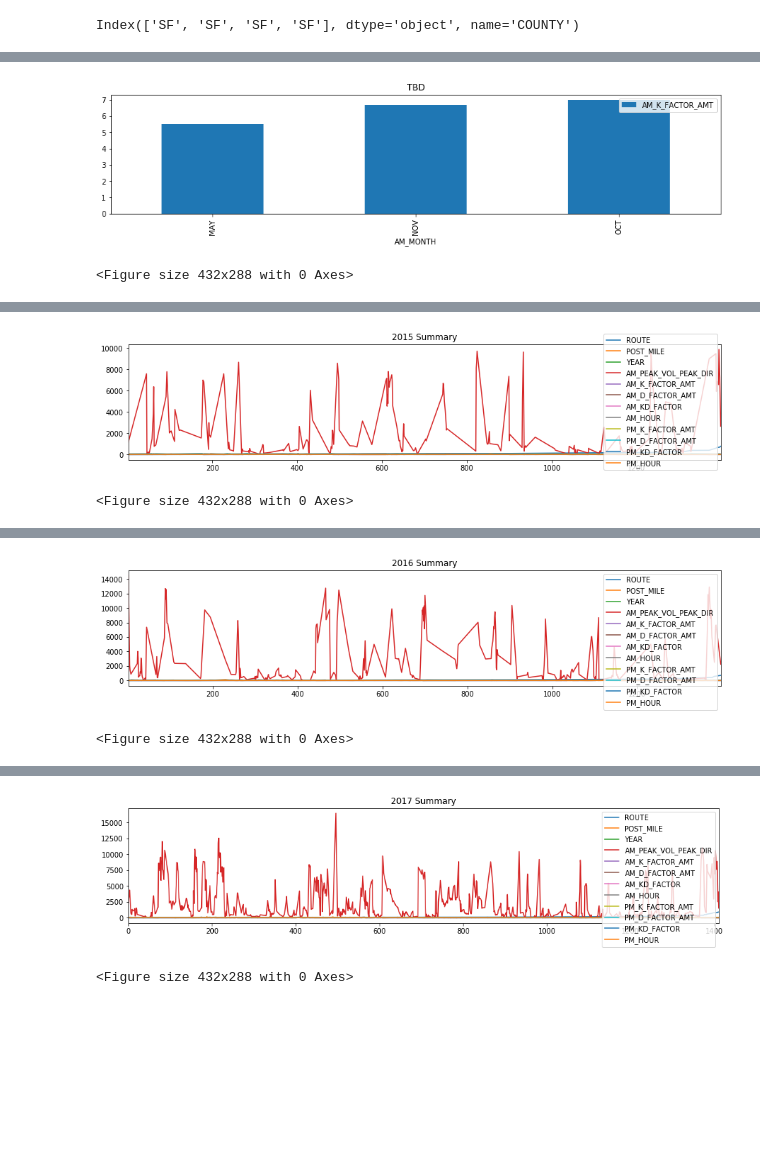
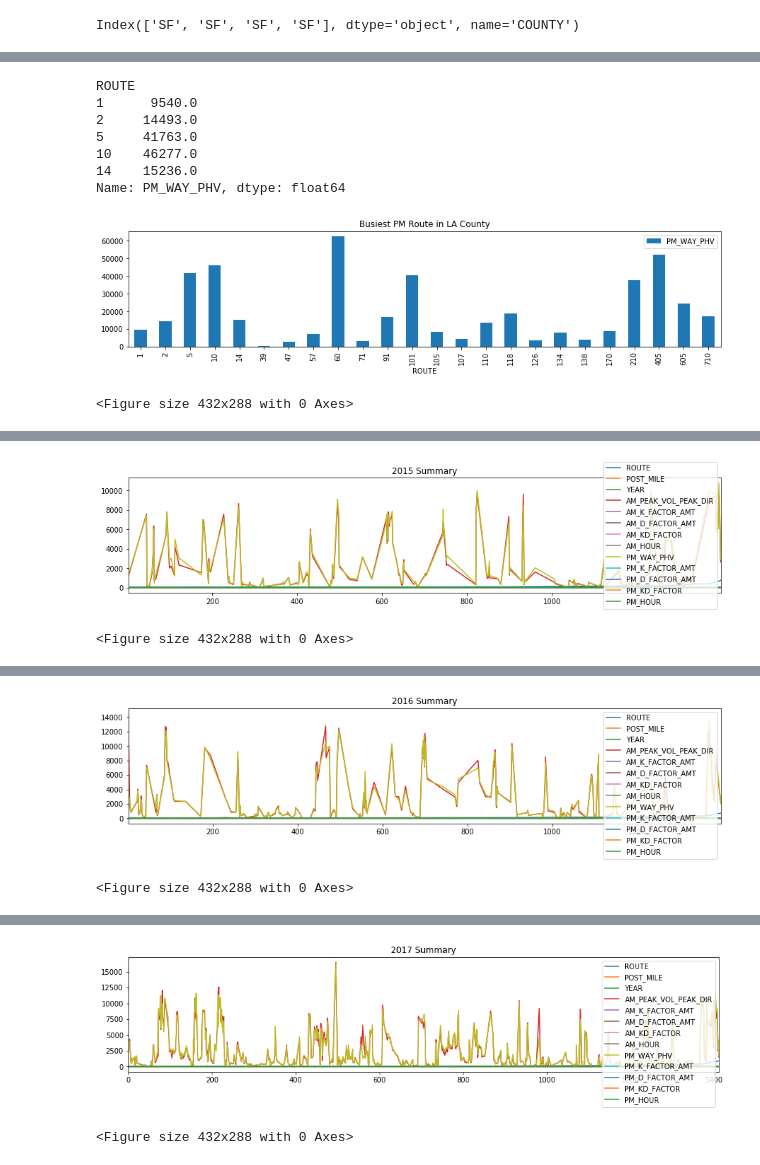
Before and after one commit to ujjwalthapa/California_traffic_analysis, a Jupyter notebook: california_analysis-TEAM.ipynb, the cells around one changed output, grey strips where cells are left out. Cells and saved outputs as stored; diff of their text form; code cells hidden in the pictures; blank space fills up the shorter version.

```diff
--- a/california_analysis-TEAM.ipynb
+++ b/california_analysis-TEAM.ipynb
@@ -201,3 +195,0 @@ print(round(ca_dmv_peak_hours["PM_KD_FACTOR"].sum()))
-# %%
-R_type = ca_dmv_peak_hours.set_index('COUNTY')['PM_HOUR']
-R_type.value_counts()
@@ -484,0 +344,4 @@ Name: AM_K_FACTOR_AMT, dtype: float64
+# %%
+# Create a new DataFrame that looks into LA county
+La_df = ca_dmv_peak_hours.loc[ca_dmv_peak_hours["COUNTY"] == "LA"]
+La_df.head()
@@ -511,17 +440,30 @@ Name: AM_K_FACTOR_AMT, dtype: float64
+# %%
+# Calculate for Busiest LA PM Routes
+La_Peak_PM = La_df.groupby(["ROUTE"])["PM_WAY_PHV"].sum()
+
+La_Peak_PM.head()
+# %% [output]
+ROUTE
+1      9540.0
+2     14493.0
+5     41763.0
+10    46277.0
+14    15236.0
+Name: PM_WAY_PHV, dtype: float64
 # %%
-Pm_K.plot(kind="bar", figsize=(15,3))
+La_Peak_PM.plot(kind="bar", figsize=(15,3))
 plt.hlines
 # Set a title for the chart
-plt.title("TBD")
+plt.title("Busiest PM Route in LA County")
 
 #Add the legend.
 legend = plt.legend(loc = "upper right")
 
 
 plt.show()
 plt.tight_layout()
 # %% [output]
-[figure, old version]
+[figure, new version]
 <Figure size 432x288 with 0 Axes>
 # %%
 # Create a new DataFrame that looks into 2015
@@ -551,7 +493,7 @@ legend.legendHandles[2]._sizes = [30]
 plt.show()
 plt.tight_layout()
 # %% [output]
-[figure, old version]
+[figure, new version]
 <Figure size 432x288 with 0 Axes>
 # %%
 # Create a new DataFrame that looks into 2016
@@ -581,7 +523,7 @@ legend.legendHandles[2]._sizes = [10]
 plt.show()
 plt.tight_layout()
 # %% [output]
-[figure, old version]
+[figure, new version]
 <Figure size 432x288 with 0 Axes>
 # %%
  # Create a new DataFrame that looks into 2017
@@ -611,5 +553,5 @@ legend.legendHandles[2]._sizes = [10]
 plt.show()
 plt.tight_layout()
 # %% [output]
-[figure, old version]
+[figure, new version]
 <Figure size 432x288 with 0 Axes>
```
Also changed, not shown: parts of 48 cells of this notebook.
